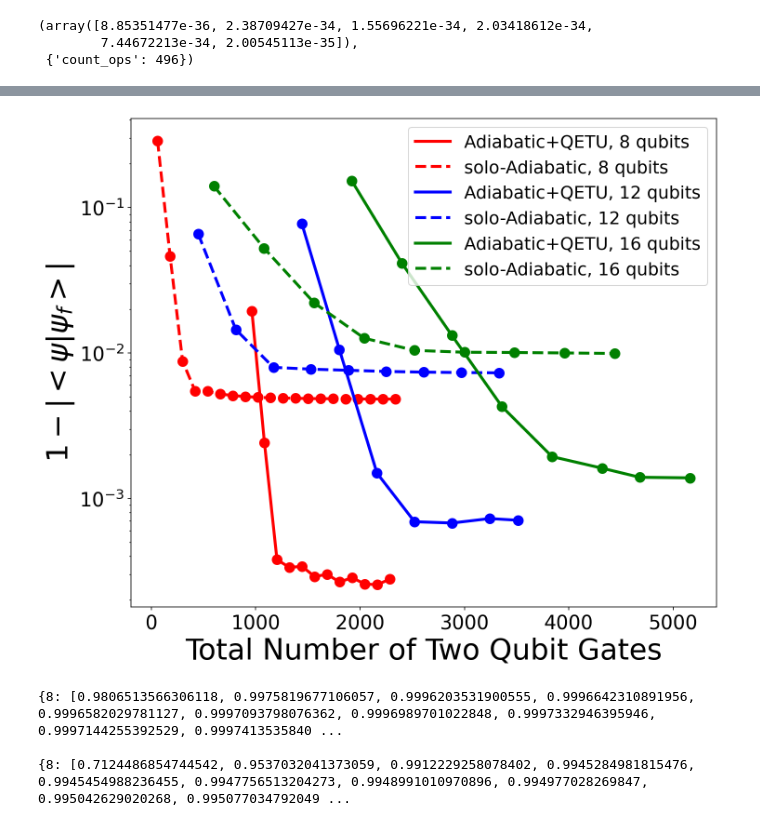
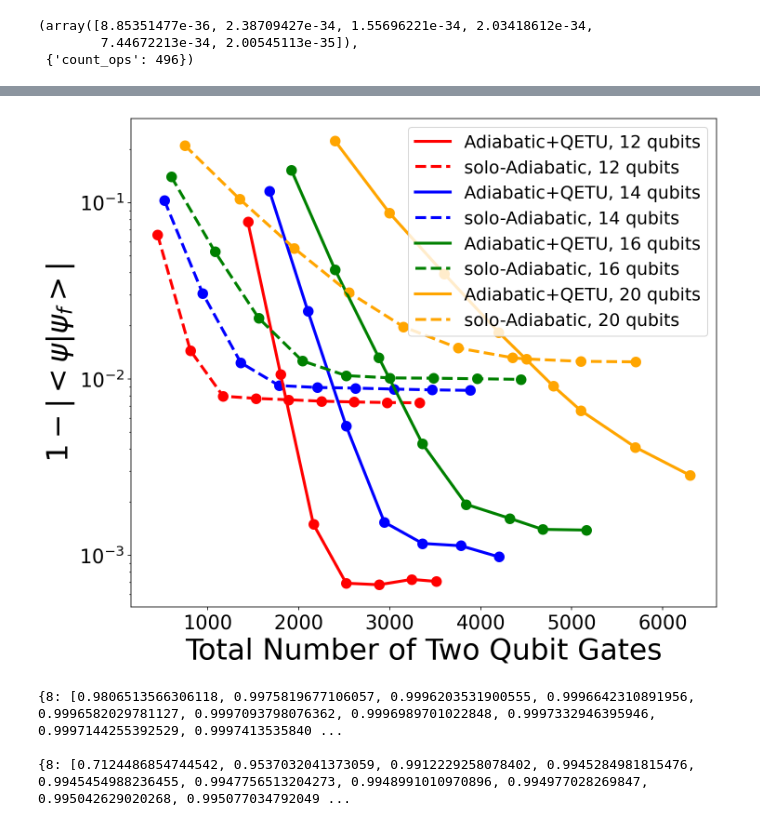
Before and after one commit to erenaykrcn/AQC-F, a Jupyter notebook: examples/Heisenberg_1D/Heisenberg_1D.ipynb, the cells around one changed output, grey strips where cells are left out. Cells and saved outputs as stored; diff of their text form; code cells hidden in the pictures.

```diff
--- a/examples/Heisenberg_1D/Heisenberg_1D.ipynb
+++ b/examples/Heisenberg_1D/Heisenberg_1D.ipynb
@@ -195,7 +195,8 @@ def trotter(tau, L, J, h, lamb):
     method_start = oc.SplittingMethod.suzuki(len(perms), 1)
     indices = method_start.indices
     coeffs = method_start.coeffs
-    hloc = construct_heisenberg_local_term(J, h, 2)
+
+    hloc = construct_heisenberg_local_term(J, h, 1)
 
     # unitaries used as starting point for optimization
     Vlist_start = []
@@ -270,13 +271,13 @@ fids_A = {}"""
 
 J = (1, 1, 1)
 h = (0, 0, 0)
-Ts = {8: range(2, 25, 2), 12: range(2, 30, 4), 16: range(2, 35, 4)}
-Ts_A = {8: range(1, 40, 2), 12: range(5, 40, 4),  16: range(5, 40, 4)}
-for L in [8, 12, 16]:
-    #cxs[L] = []
-    #fids[L] = []
-    #cxs_A[L] = []
-    #fids_A[L] = []
+Ts = {8: range(2, 25, 2), 12: range(2, 30, 4), 14: range(2, 30, 4), 16: range(2, 35, 4), 20: range(20, 30, 4)}
+Ts_A = {8: range(1, 40, 2), 12: range(5, 40, 4), 14: range(5, 40, 4), 16: range(5, 40, 4), 20: range(30, 40, 4)}
+for L in [14]:
+    cxs[L] = []
+    fids[L] = []
+    cxs_A[L] = []
+    fids_A[L] = []
 
     latt_i = qib.lattice.IntegerLattice((2,), pbc=True)
     field_i = qib.field.Field(qib.field.ParticleType.QUBIT, latt_i)
@@ -366,30 +391,30 @@ Success Prob:  0.34928347214234073
 # %%
 plt.subplots_adjust(left=0.2, bottom=0.1, right=0.9, top=0.8, wspace=0.5, hspace=0.2)
 plt.rcParams["figure.figsize"] = (12, 10)
 import matplotlib as mpl
 mpl.rcParams['figure.dpi'] = 150
 
 colors = ['red', 'blue', 'green', 'orange']
 
 l = 0
-for L in [8, 12, 16]:
+for L in [12, 14, 16, 20]:
     plt.plot(cxs[L], [1-fid for fid in fids[L]], label=f'Adiabatic+QETU, {L} qubits', color=colors[l],linewidth=3.0)
     plt.scatter(cxs[L], [1-fid for fid in fids[L]], color=colors[l], s=100)
 
     plt.plot(cxs_A[L], [1-fid for fid in fids_A[L]], label=f'solo-Adiabatic, {L} qubits', ls='--', color=colors[l],linewidth=3.0)
     plt.scatter(cxs_A[L], [1-fid for fid in fids_A[L]], color=colors[l], s=100)
     l += 1
 plt.yscale('log')
 plt.xticks(fontsize=20)
 plt.yticks(fontsize=20)
 plt.xlabel('Total Number of Two Qubit Gates', size=30)
 plt.ylabel(r'$1-|<\psi|\psi_f>|$', size=30)
 plt.legend(prop={'size': 18})
 
 plt.savefig('./figs/Heis_2D_lattices_infid.png')
 plt.savefig('./figs/Heis_2D_lattices_infid.pdf')
 # %% [output]
-[figure, old version]
+[figure, new version]
 # %%
 print(fids, cxs, '\n')
 print(fids_A, cxs_A)
```
Also changed, not shown: parts of 1 cell of this notebook, 2 other files.
